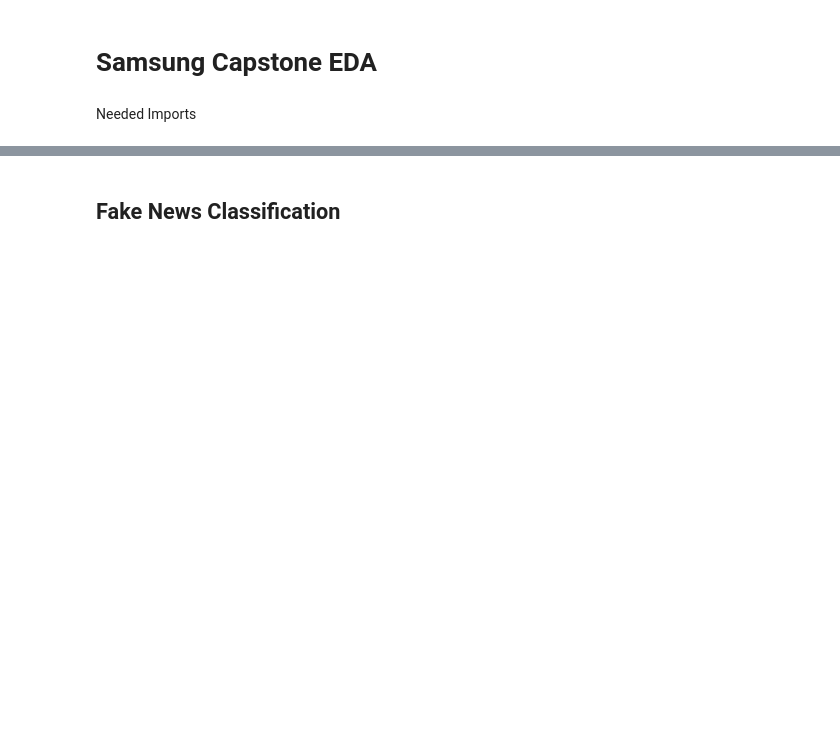
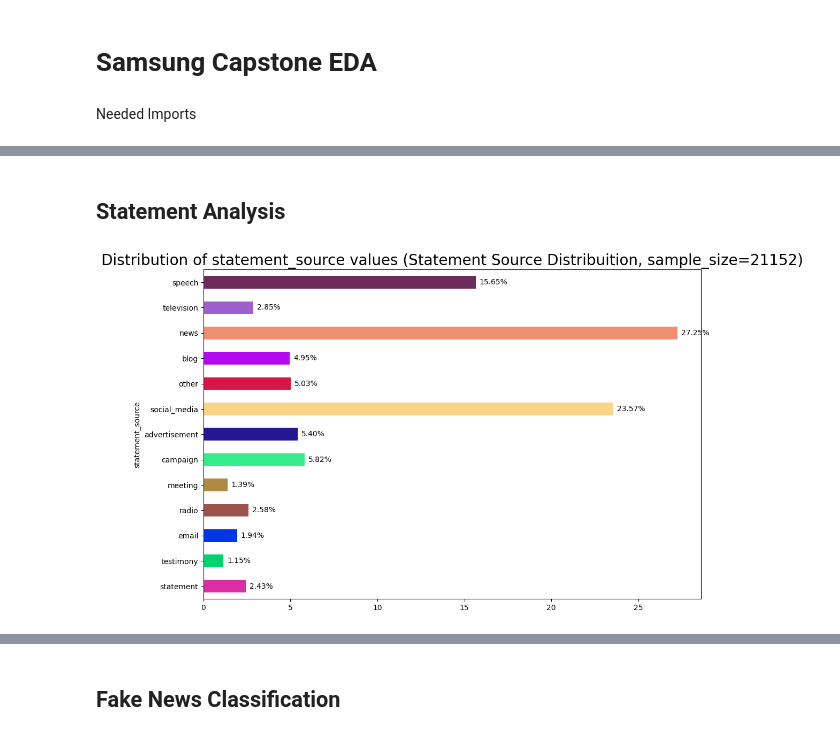
Before and after one commit to MrDuartePT/PolAIgraph, a Jupyter notebook: Truthify_EDA.ipynb, the cells around one changed output, grey strips where cells are left out. Saved outputs shown, nothing was run; the diff lists cells and outputs as text; code cells hidden in the pictures; blank space fills up the shorter version.

```diff
--- a/Truthify_EDA.ipynb
+++ b/Truthify_EDA.ipynb
@@ -56,0 +213,7 @@ Requirement already satisfied: six>=1.5 in /home/mrduarte/Documents/FCT/samsung/
+# %% [markdown]
+## Statement Analysis
+# %%
+labels = politifact.statement_source.unique().tolist()
+label_bar_chart(politifact, "Statement Source Distribuition", "statement_source", labels, percent_label=True)
+# %% [output]
+[figure, added]
```
Also changed, not shown: parts of 23 cells of this notebook.
